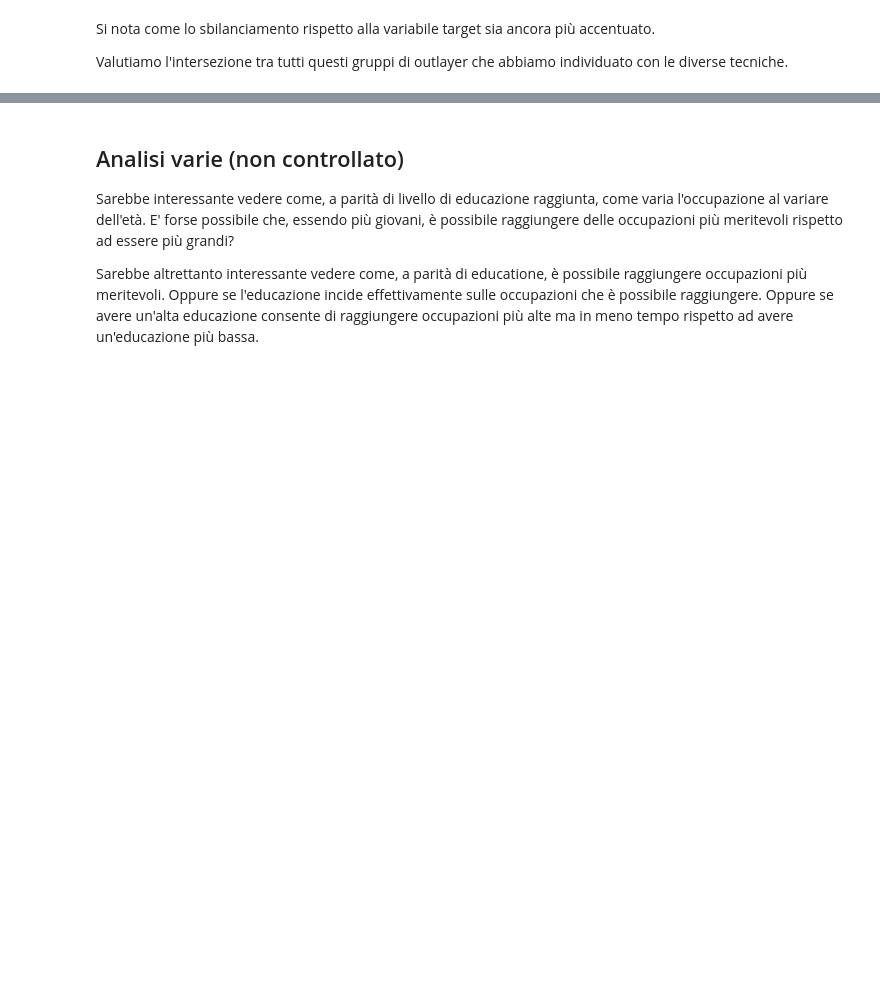
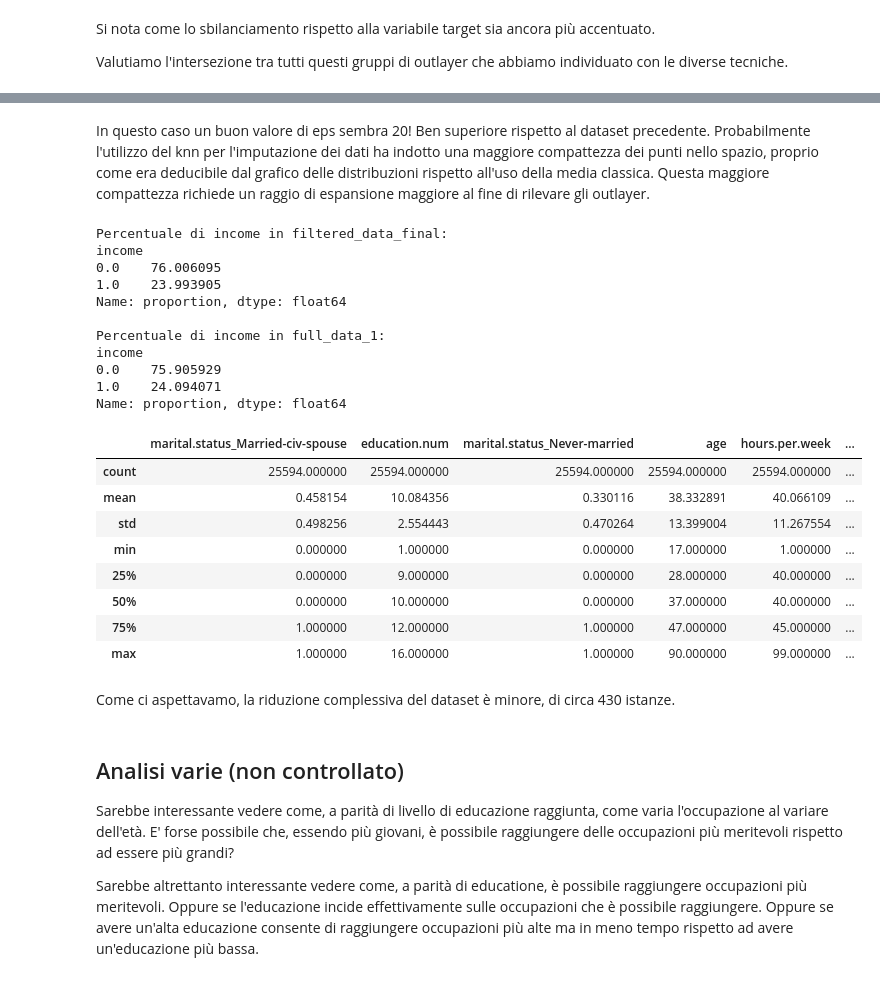
Before and after one commit to ale29ruf/Progetto_Data_Mining, a Jupyter notebook: ProgettoACI.ipynb, the cells around one changed output, grey strips where cells are left out. Cells and saved outputs as stored; diff of their text form; code cells hidden in the pictures; blank space fills up the shorter version.

```diff
--- a/ProgettoACI.ipynb
+++ b/ProgettoACI.ipynb
@@ -1066,3 +1076,47 @@ Non male aver rimosso circa 650 istanze a discapito di un lieve aggravio sul bil
+# %% [markdown]
+In questo caso un buon valore di eps sembra 20! Ben superiore rispetto al dataset precedente. Probabilmente l'utilizzo del knn per l'imputazione dei dati ha indotto una maggiore compattezza dei punti nello spazio, proprio come era deducibile dal grafico delle distribuzioni rispetto all'uso della media classica. Questa maggiore compattezza richiede un raggio di espansione maggiore al fine di rilevare gli outlayer.
+# %%
+dbscan = DBSCAN(eps=20, min_samples=2*4)
+labels = dbscan.fit_predict(train_set_non_binary)
+anomalies = train_set_non_binary[labels == -1]
+train_labels = dbscan.labels_
+test_anomalies_mask = train_labels == -1
+
+final_mask = test_anomalies_mask & outliers_detection_zscore_mod(train_set_1) & outliers_detection_zscore(train_set_1)
+filtered_data_final = full_data_1[~final_mask]
+
+filtered_data_income_percent = filtered_data_final['income'].value_counts(normalize=True) * 100
+train_set_income_percent = full_data_1['income'].value_counts(normalize=True) * 100
+
+print("Percentuale di income in filtered_data_final:")
+print(filtered_data_income_percent)
+print("\nPercentuale di income in full_data_1:")
+print(train_set_income_percent)
+
+filtered_data_final.describe()
+# %% [output]
+Percentuale di income in filtered_data_final:
+income
+0.0    76.006095
+1.0    23.993905
+Name: proportion, dtype: float64
+
+Percentuale di income in full_data_1:
+income
+0.0    75.905929
+1.0    24.094071
+Name: proportion, dtype: float64
+|  | marital.status_Married-civ-spouse | education.num | marital.status_Never-married | age | hours.per.week | ... |
+| count | 25594.000000 | 25594.000000 | 25594.000000 | 25594.000000 | 25594.000000 | ... |
+| mean | 0.458154 | 10.084356 | 0.330116 | 38.332891 | 40.066109 | ... |
+| std | 0.498256 | 2.554443 | 0.470264 | 13.399004 | 11.267554 | ... |
+| min | 0.000000 | 1.000000 | 0.000000 | 17.000000 | 1.000000 | ... |
+| 25% | 0.000000 | 9.000000 | 0.000000 | 28.000000 | 40.000000 | ... |
+| 50% | 0.000000 | 10.000000 | 0.000000 | 37.000000 | 40.000000 | ... |
+| 75% | 1.000000 | 12.000000 | 1.000000 | 47.000000 | 45.000000 | ... |
+| max | 1.000000 | 16.000000 | 1.000000 | 90.000000 | 99.000000 | ... |
+# %% [markdown]
+Come ci aspettavamo, la riduzione complessiva del dataset è minore, di circa 430 istanze.
 # %% [markdown]
 ## Analisi varie (non controllato)
 
```
Also changed, not shown: parts of 10 cells of this notebook.
